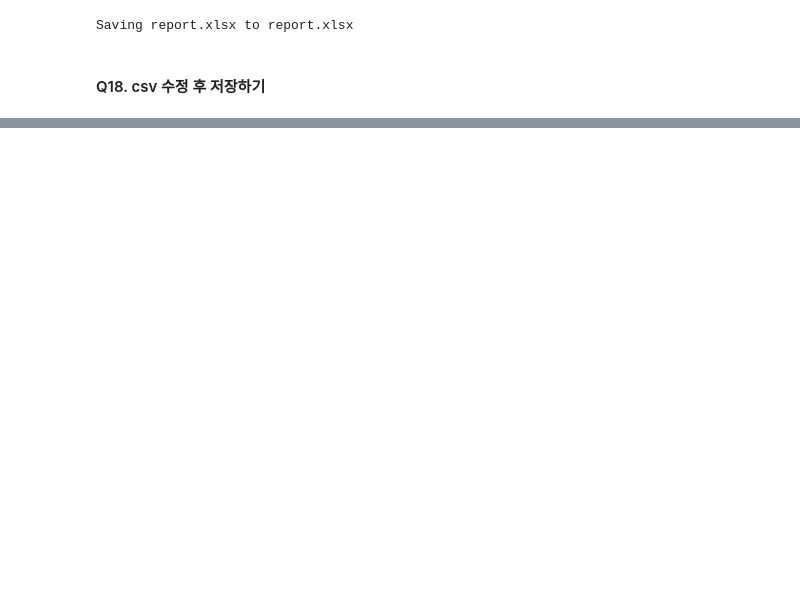
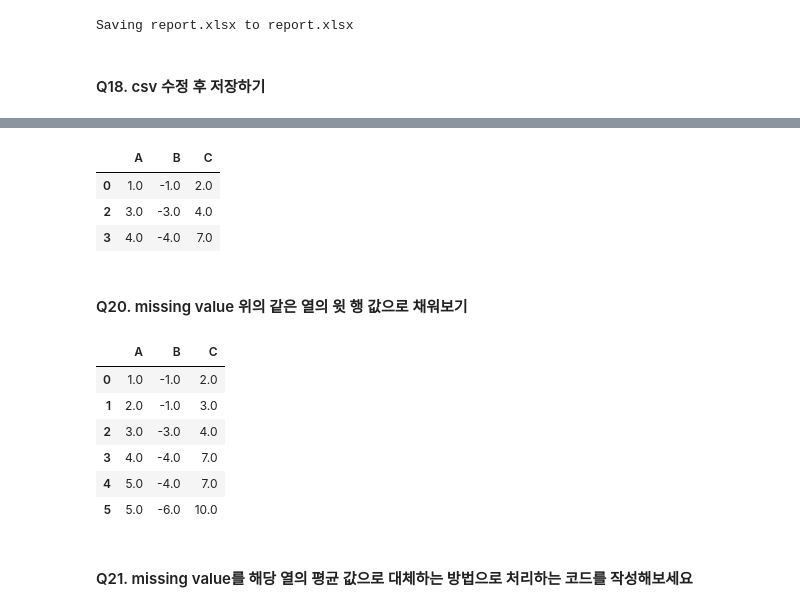
Before and after one commit to DaewonSeo/Solving_Problems_FutureSkill, a Jupyter notebook: Pandas_basic.ipynb, the cells around one changed output, grey strips where cells are left out. Cells and saved outputs as stored; diff of their text form; code cells hidden in the pictures; blank space fills up the shorter version.

```diff
--- a/Pandas_basic.ipynb
+++ b/Pandas_basic.ipynb
@@ -213,0 +224,23 @@ df.to_csv('train(edited).csv', index=False)
+# %%
+df_new_c
+# %% [output]
+|  | A | B | C |
+| 0 | 1.0 | -1.0 | 2.0 |
+| 2 | 3.0 | -3.0 | 4.0 |
+| 3 | 4.0 | -4.0 | 7.0 |
+# %% [markdown]
+#### Q20. missing value 위의 같은 열의 윗 행 값으로 채워보기
+# %%
+df_c_fill_na = df_c.fillna(method="ffill")
+# %%
+df_c_fill_na
+# %% [output]
+|  | A | B | C |
+| 0 | 1.0 | -1.0 | 2.0 |
+| 1 | 2.0 | -1.0 | 3.0 |
+| 2 | 3.0 | -3.0 | 4.0 |
+| 3 | 4.0 | -4.0 | 7.0 |
+| 4 | 5.0 | -4.0 | 7.0 |
+| 5 | 5.0 | -6.0 | 10.0 |
+# %% [markdown]
+#### Q21. missing value를 해당 열의 평균 값으로 대체하는 방법으로 처리하는 코드를 작성해보세요
```
Also changed, not shown: parts of 26 cells of this notebook.
